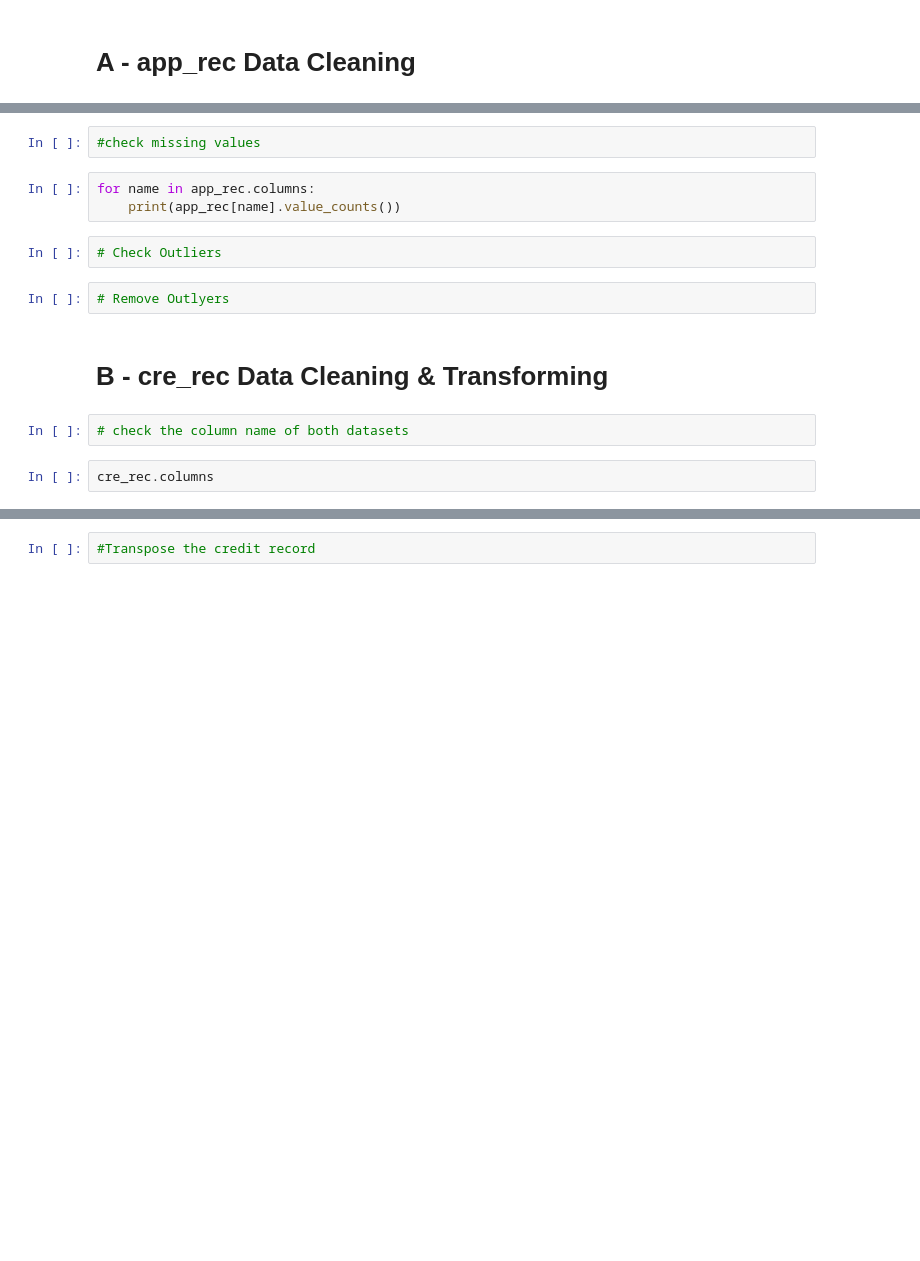
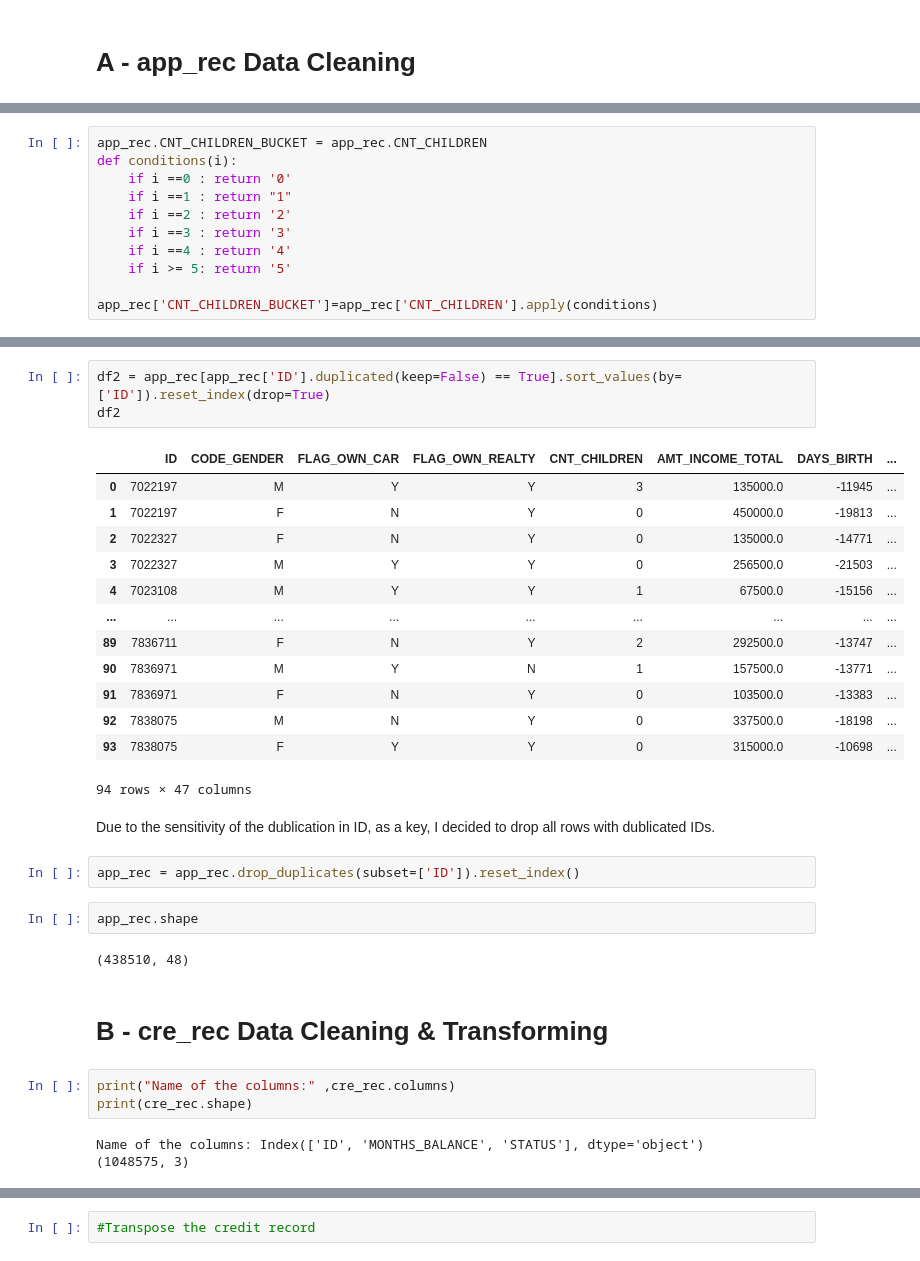
Before and after one commit to Davoodshahabi/Credit-Risk, a Jupyter notebook: credit_score_1.ipynb, the cells around one changed output, grey strips where cells are left out. Drawn from its saved outputs; the diff is of its cells as text; blank space fills up the shorter version.

```diff
--- a/credit_score_1.ipynb
+++ b/credit_score_1.ipynb
@@ -47 +260,12 @@ app_rec.CNT_CHILDREN.value_counts()
+# %%
+app_rec.CNT_CHILDREN_BUCKET = app_rec.CNT_CHILDREN
+def conditions(i):
+    if i ==0 : return '0'
+    if i ==1 : return "1"
+    if i ==2 : return '2'
+    if i ==3 : return '3'
+    if i ==4 : return '4'
+    if i >= 5: return '5'
+
+app_rec['CNT_CHILDREN_BUCKET']=app_rec['CNT_CHILDREN'].apply(conditions)
 # %%
@@ -53,15 +303,33 @@ app_rec.ID.duplicated().sum()
-# %%
-#check missing values
-# %%
-for name in app_rec.columns:
-    print(app_rec[name].value_counts())
-# %%
-# Check Outliers
-# %%
-# Remove Outlyers
+# %%
+df2 = app_rec[app_rec['ID'].duplicated(keep=False) == True].sort_values(by=['ID']).reset_index(drop=True)
+df2
+# %% [output]
+|  | ID | CODE_GENDER | FLAG_OWN_CAR | FLAG_OWN_REALTY | CNT_CHILDREN | AMT_INCOME_TOTAL | DAYS_BIRTH | ... |
+| 0 | 7022197 | M | Y | Y | 3 | 135000.0 | -11945 | ... |
+| 1 | 7022197 | F | N | Y | 0 | 450000.0 | -19813 | ... |
+| 2 | 7022327 | F | N | Y | 0 | 135000.0 | -14771 | ... |
+| 3 | 7022327 | M | Y | Y | 0 | 256500.0 | -21503 | ... |
+| 4 | 7023108 | M | Y | Y | 1 | 67500.0 | -15156 | ... |
+| ... | ... | ... | ... | ... | ... | ... | ... | ... |
+| 89 | 7836711 | F | N | Y | 2 | 292500.0 | -13747 | ... |
+| 90 | 7836971 | M | Y | N | 1 | 157500.0 | -13771 | ... |
+| 91 | 7836971 | F | N | Y | 0 | 103500.0 | -13383 | ... |
+| 92 | 7838075 | M | N | Y | 0 | 337500.0 | -18198 | ... |
+| 93 | 7838075 | F | Y | Y | 0 | 315000.0 | -10698 | ... |
+94 rows × 47 columns
+# %% [markdown]
+Due to the sensitivity of the dublication in ID, as a key, I decided to drop all rows with dublicated IDs.
+# %%
+app_rec = app_rec.drop_duplicates(subset=['ID']).reset_index()
+# %%
+app_rec.shape
+# %% [output]
+(438510, 48)
 # %% [markdown]
 # B - cre_rec Data Cleaning & Transforming
-# %%
-# check the column name of both datasets
-# %%
-cre_rec.columns
+# %%
+print("Name of the columns:" ,cre_rec.columns)
+print(cre_rec.shape)
+# %% [output]
+Name of the columns: Index(['ID', 'MONTHS_BALANCE', 'STATUS'], dtype='object')
+(1048575, 3)
```
Also changed, not shown: parts of 47 cells of this notebook.
